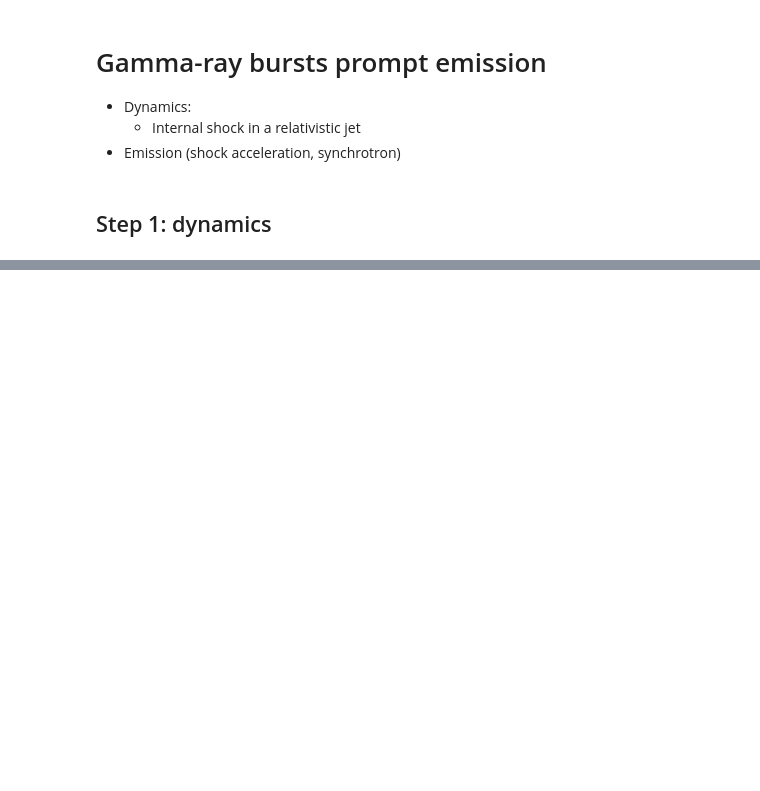
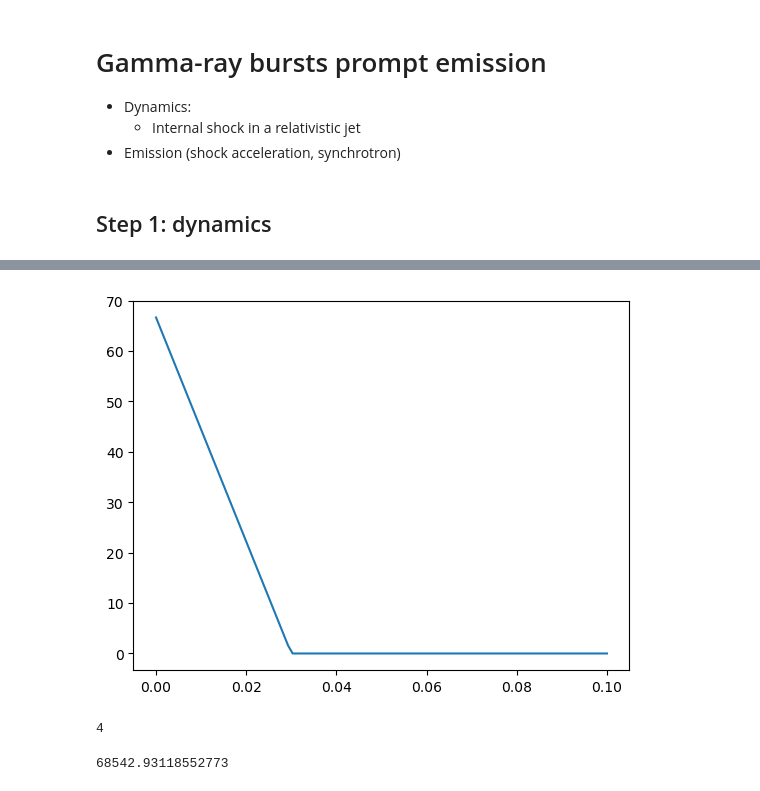
Before and after one commit to solano/gamma-ray-bursts, a Jupyter notebook: dynamics.ipynb, the cells around one changed output, grey strips where cells are left out. Drawn from its saved outputs; the diff is of its cells as text; code cells hidden in the pictures; blank space fills up the shorter version.

```diff
--- a/dynamics.ipynb
+++ b/dynamics.ipynb
@@ -473,0 +532,14 @@ for (rapidity_profile, rapidity_args), simu in zip(profiles, simulations):
+# %%
+t = np.linspace(0, 0.1, 100)
+plt.plot(t, emission_profile2(t))
+plt.show()
+# %% [output]
+[figure, added]
+# %%
+len(simu.emissions)
+# %% [output]
+4
+# %%
+simu.emissions[0].position / speed_of_light
+# %% [output]
+68542.93118552773
```
Also changed, not shown: parts of 13 cells of this notebook, 1 other file.
